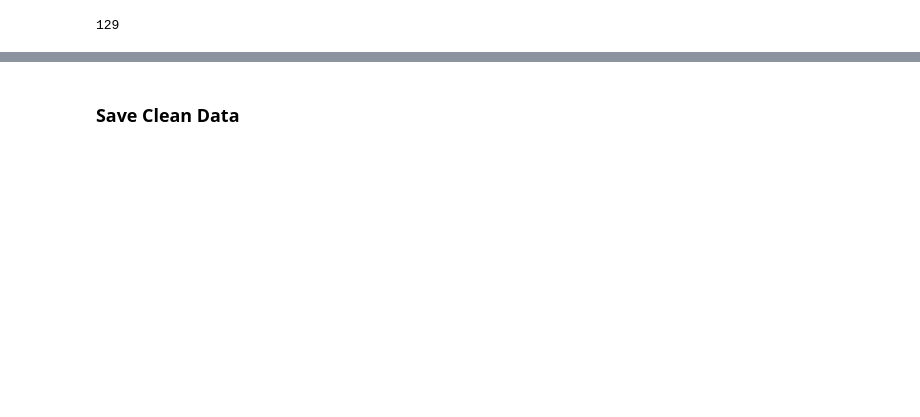
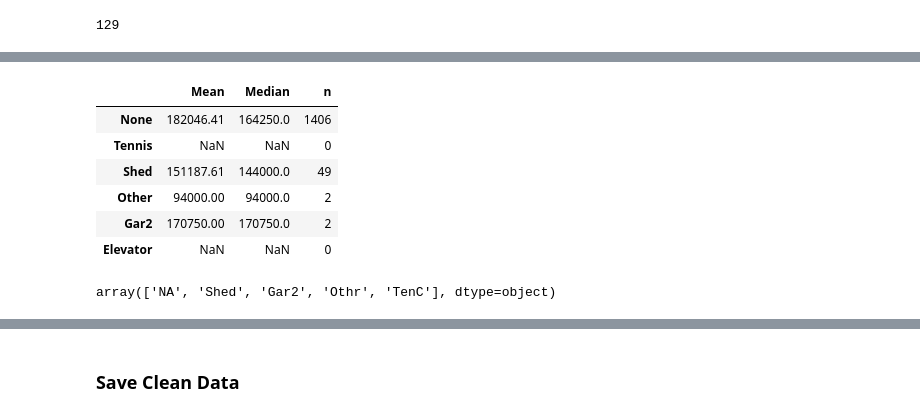
Before and after one commit to OwenLin2001/KaggleML2024Summer, a Jupyter notebook: Housing_Prices/Code/Data_EDA.ipynb, the cells around one changed output, grey strips where cells are left out. Cells and saved outputs as stored; diff of their text form; code cells hidden in the pictures; blank space fills up the shorter version.

```diff
--- a/Housing_Prices/Code/Data_EDA.ipynb
+++ b/Housing_Prices/Code/Data_EDA.ipynb
@@ -292,0 +527,6 @@ len(clean_feat) # 117 + 11 + 1
+# %%
+# MasVnrType
+data.MasVnrType.fillna('NA', inplace = True)
+has_masonry_veneer = list(data.MasVnrType.unique())
+has_masonry_veneer.remove("NA")
+mean_median("MasVnrType", ["NA", has_masonry_veneer], ["No Masonry Veneer", "Has Masonry Veneer"])
@@ -292,0 +538,13 @@ len(clean_feat) # 117 + 11 + 1
+# %%
+# MiscFeature
+data.MiscFeature.fillna('NA', inplace = True)
+mean_median("MiscFeature", ["NA", "Tenc", "Shed", "Othr", "Gar2", "Elev"], ["None", 'Tennis', 'Shed', 'Other', 'Gar2', 'Elevator'])
+# %% [output]
+|  | Mean | Median | n |
+| None | 182046.41 | 164250.0 | 1406 |
+| Tennis | NaN | NaN | 0 |
+| Shed | 151187.61 | 144000.0 | 49 |
+| Other | 94000.00 | 94000.0 | 2 |
+| Gar2 | 170750.00 | 170750.0 | 2 |
+| Elevator | NaN | NaN | 0 |
+array(['NA', 'Shed', 'Gar2', 'Othr', 'TenC'], dtype=object)
```
Also changed, not shown: parts of 32 cells of this notebook.
